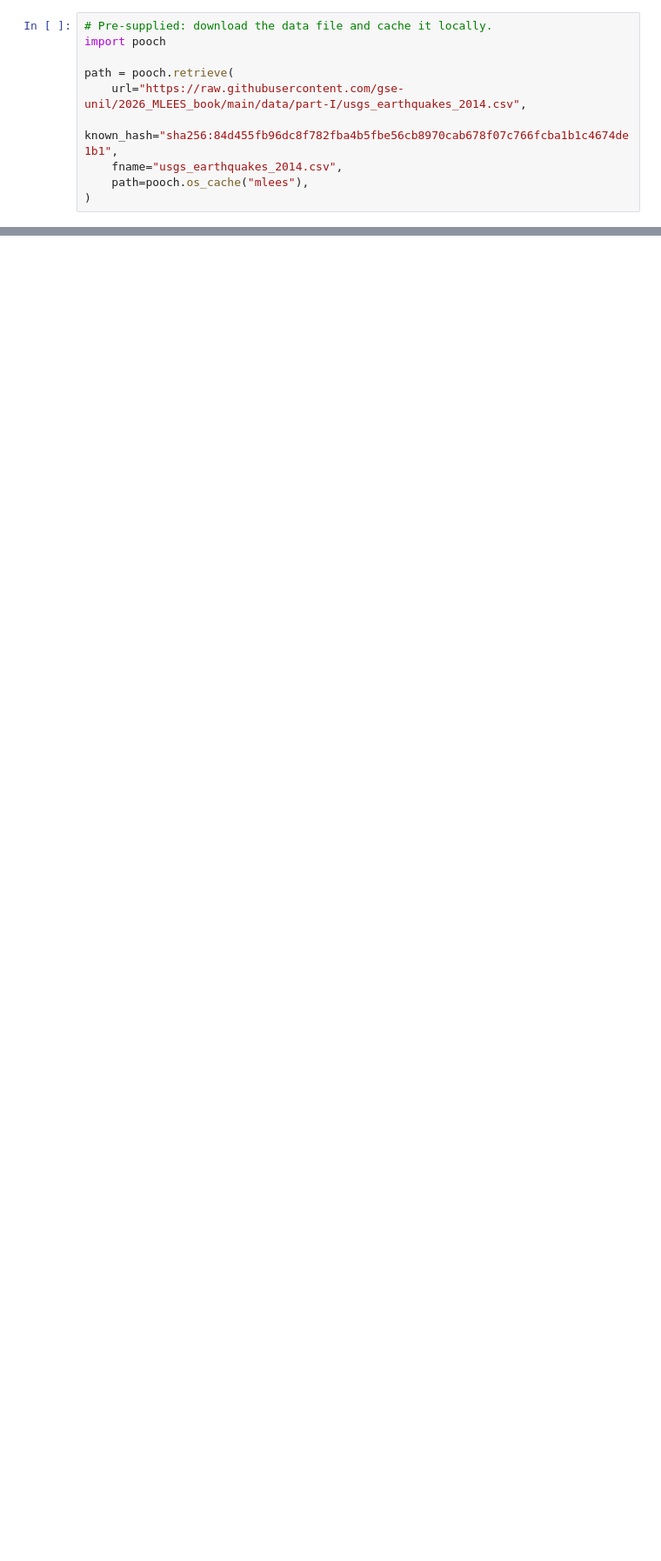
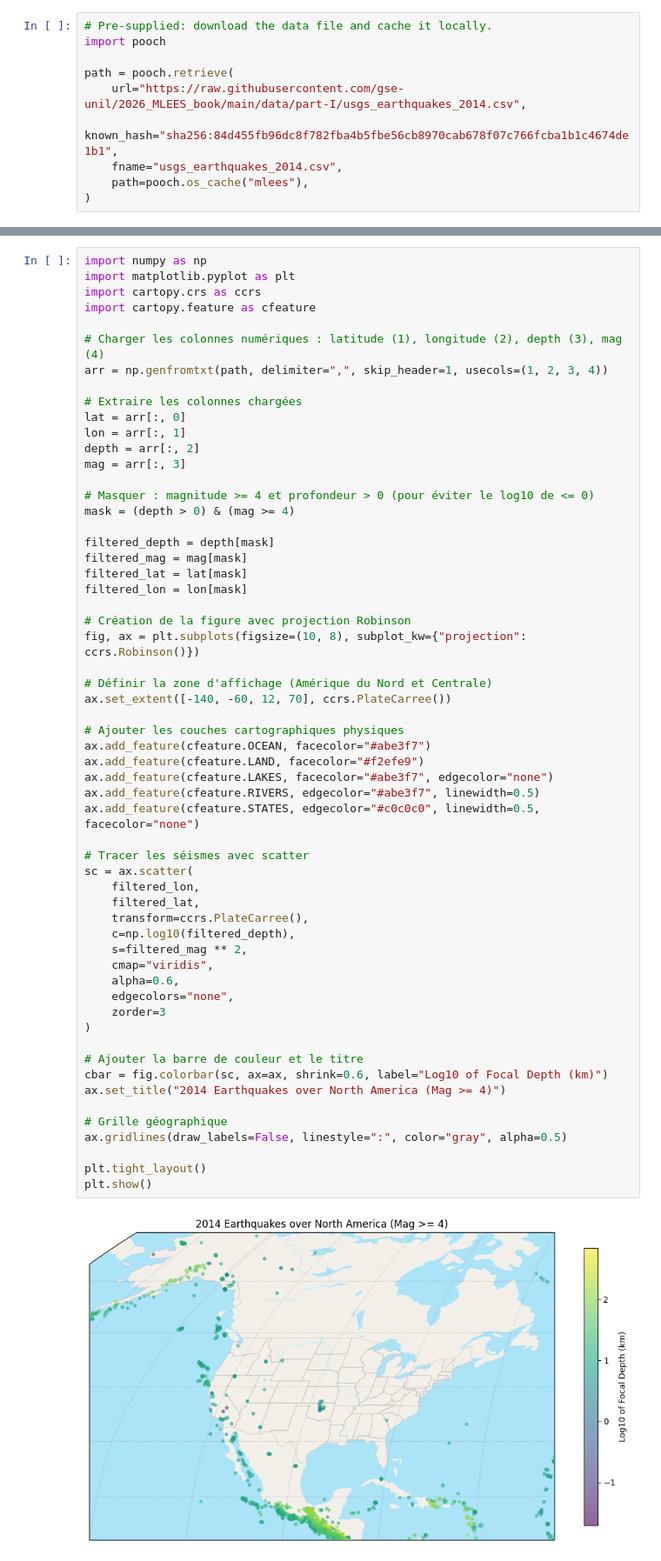
Before and after one commit to Rouliiane/2026_Intro_Python, a Jupyter notebook: part-I/1.4-matplotlib-and-xarray-exercises.ipynb, the cells around one changed output, grey strips where cells are left out. Shown at 87% size. Cells and saved outputs as stored; diff of their text form; blank space fills up the shorter version.

```diff
--- a/part-I/1.4-matplotlib-and-xarray-exercises.ipynb
+++ b/part-I/1.4-matplotlib-and-xarray-exercises.ipynb
@@ -541,0 +588,60 @@ path = pooch.retrieve(
+# %%
+import numpy as np
+import matplotlib.pyplot as plt
+import cartopy.crs as ccrs
+import cartopy.feature as cfeature
+
+# Charger les colonnes numériques : latitude (1), longitude (2), depth (3), mag (4)
+arr = np.genfromtxt(path, delimiter=",", skip_header=1, usecols=(1, 2, 3, 4))
+
+# Extraire les colonnes chargées
+lat = arr[:, 0]
+lon = arr[:, 1]
+depth = arr[:, 2]
+mag = arr[:, 3]
+
+# Masquer : magnitude >= 4 et profondeur > 0 (pour éviter le log10 de <= 0)
+mask = (depth > 0) & (mag >= 4)
+
+filtered_depth = depth[mask]
+filtered_mag = mag[mask]
+filtered_lat = lat[mask]
+filtered_lon = lon[mask]
+
+# Création de la figure avec projection Robinson
+fig, ax = plt.subplots(figsize=(10, 8), subplot_kw={"projection": ccrs.Robinson()})
+
+# Définir la zone d'affichage (Amérique du Nord et Centrale)
+ax.set_extent([-140, -60, 12, 70], ccrs.PlateCarree())
+
+# Ajouter les couches cartographiques physiques
+ax.add_feature(cfeature.OCEAN, facecolor="#abe3f7")
+ax.add_feature(cfeature.LAND, facecolor="#f2efe9")
+ax.add_feature(cfeature.LAKES, facecolor="#abe3f7", edgecolor="none")
+ax.add_feature(cfeature.RIVERS, edgecolor="#abe3f7", linewidth=0.5)
+ax.add_feature(cfeature.STATES, edgecolor="#c0c0c0", linewidth=0.5, facecolor="none")
+
+# Tracer les séismes avec scatter
+sc = ax.scatter(
+    filtered_lon,
+    filtered_lat,
+    transform=ccrs.PlateCarree(),
+    c=np.log10(filtered_depth),
+    s=filtered_mag ** 2,
+    cmap="viridis",
+    alpha=0.6,
+    edgecolors="none",
+    zorder=3
+)
+
+# Ajouter la barre de couleur et le titre
+cbar = fig.colorbar(sc, ax=ax, shrink=0.6, label="Log10 of Focal Depth (km)")
+ax.set_title("2014 Earthquakes over North America (Mag >= 4)")
+
+# Grille géographique
+ax.gridlines(draw_labels=False, linestyle=":", color="gray", alpha=0.5)
+
+plt.tight_layout()
+plt.show()
+# %% [output]
+[figure, added]
```
Also changed, not shown: parts of 4 cells of this notebook.
